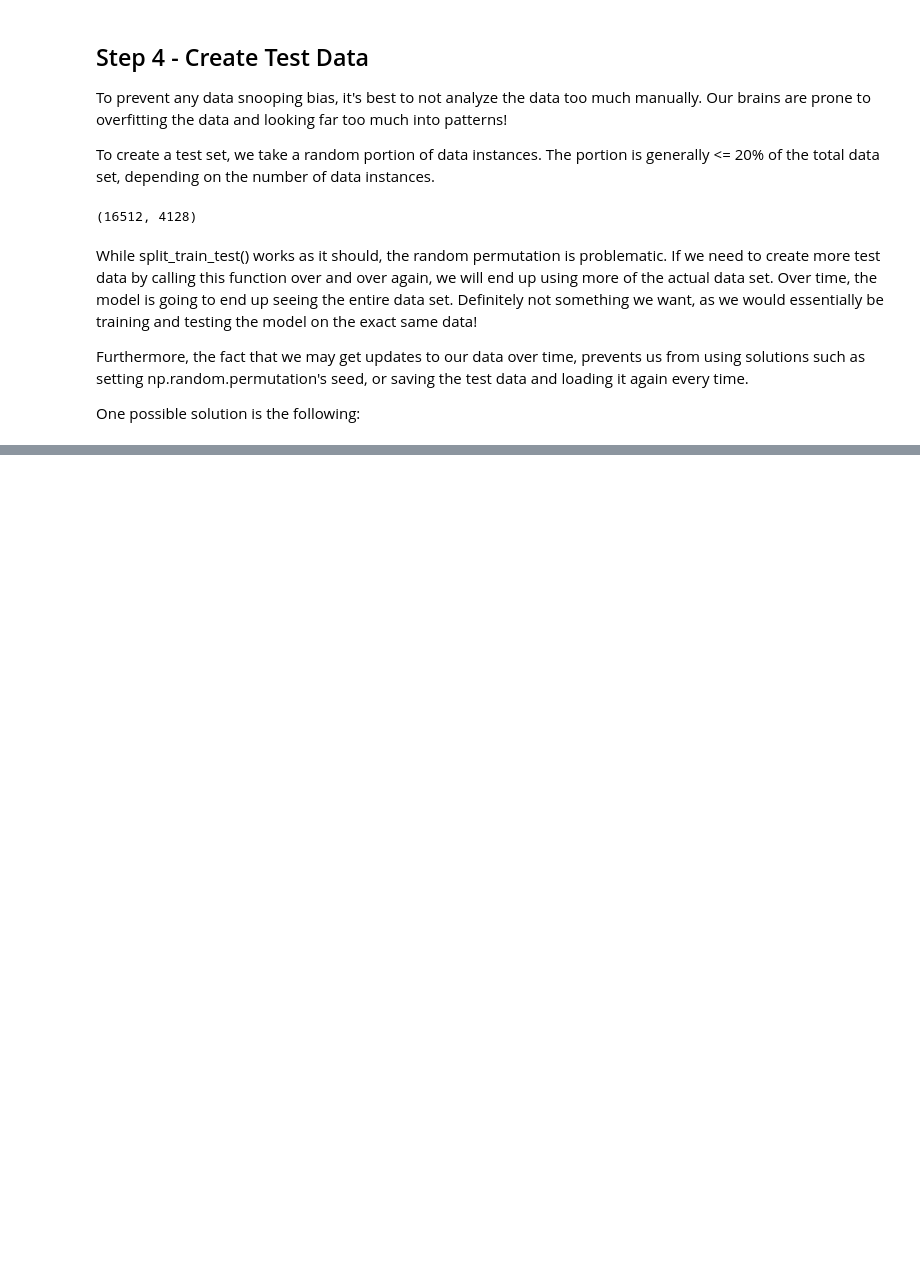
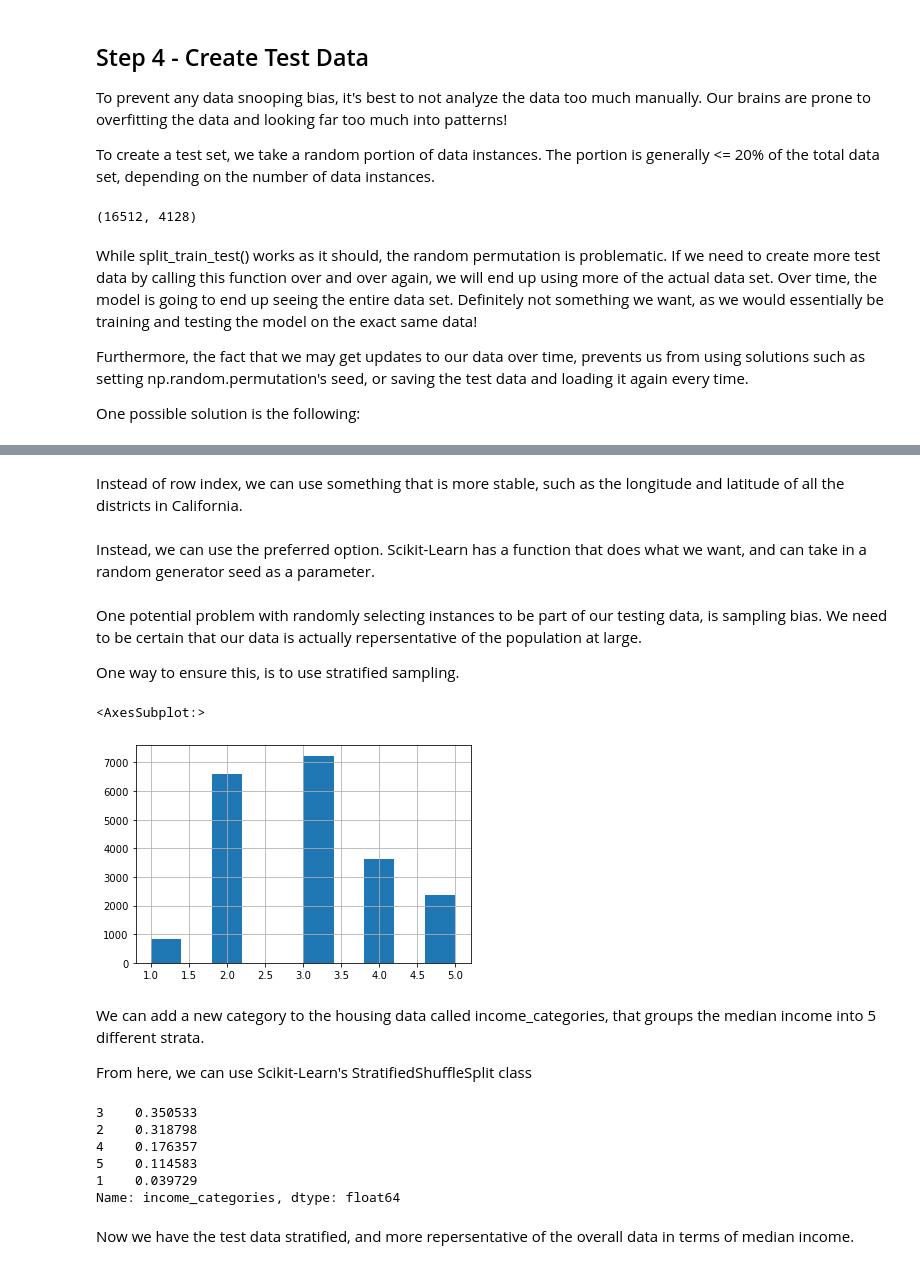
Before and after one commit to PreetMangat/Hands-On-Machine-Learning, a Jupyter notebook: Chapter 2/median_housing_price_prediction.ipynb, the cells around one changed output, grey strips where cells are left out. Saved outputs shown, nothing was run; the diff lists cells and outputs as text; code cells hidden in the pictures; blank space fills up the shorter version.

```diff
--- a/Chapter 2/median_housing_price_prediction.ipynb
+++ b/Chapter 2/median_housing_price_prediction.ipynb
@@ -156,0 +169,2 @@ This ensures that if we run split_train_test_by_id() multiple times, we will alw
+# %% [markdown]
+Instead of row index, we can use something that is more stable, such as the longitude and latitude of all the districts in California.
@@ -156,0 +175,37 @@ This ensures that if we run split_train_test_by_id() multiple times, we will alw
+# %% [markdown]
+Instead, we can use the preferred option. Scikit-Learn has a function that does what we want, and can take in a random generator seed as a parameter.
+# %% [markdown]
+One potential problem with randomly selecting instances to be part of our testing data, is sampling bias. We need to be certain that our data is actually repersentative of the population at large.
+
+One way to ensure this, is to use stratified sampling.
+# %%
+housing["income_categories"] = pd.cut(housing["median_income"],
+                                     bins=[0., 1.5, 3.0, 4.5, 6., np.inf],
+                                     labels=[1, 2, 3, 4, 5])
+housing["income_categories"].hist()
+# %% [output]
+<AxesSubplot:>
+[figure, added]
+# %% [markdown]
+We can add a new category to the housing data called income_categories, that groups the median income into 5 different strata.
+
+From here, we can use Scikit-Learn's StratifiedShuffleSplit class
+# %%
+from sklearn.model_selection import StratifiedShuffleSplit
+
+split = StratifiedShuffleSplit(n_splits=1, test_size=0.2, random_state=42)
+for train_index, test_index in split.split(housing, housing["income_categories"]):
+    strat_train_set = housing.loc[train_index]
+    strat_test_set = housing.loc[test_index]
+
+#Check if it worked by looking at the stratified_test_set
+strat_test_set["income_categories"].value_counts() / len(strat_test_set)
+# %% [output]
+3    0.350533
+2    0.318798
+4    0.176357
+5    0.114583
+1    0.039729
+Name: income_categories, dtype: float64
+# %% [markdown]
+Now we have the test data stratified, and more repersentative of the overall data in terms of median income.
```
Also changed, not shown: parts of 22 cells of this notebook.
